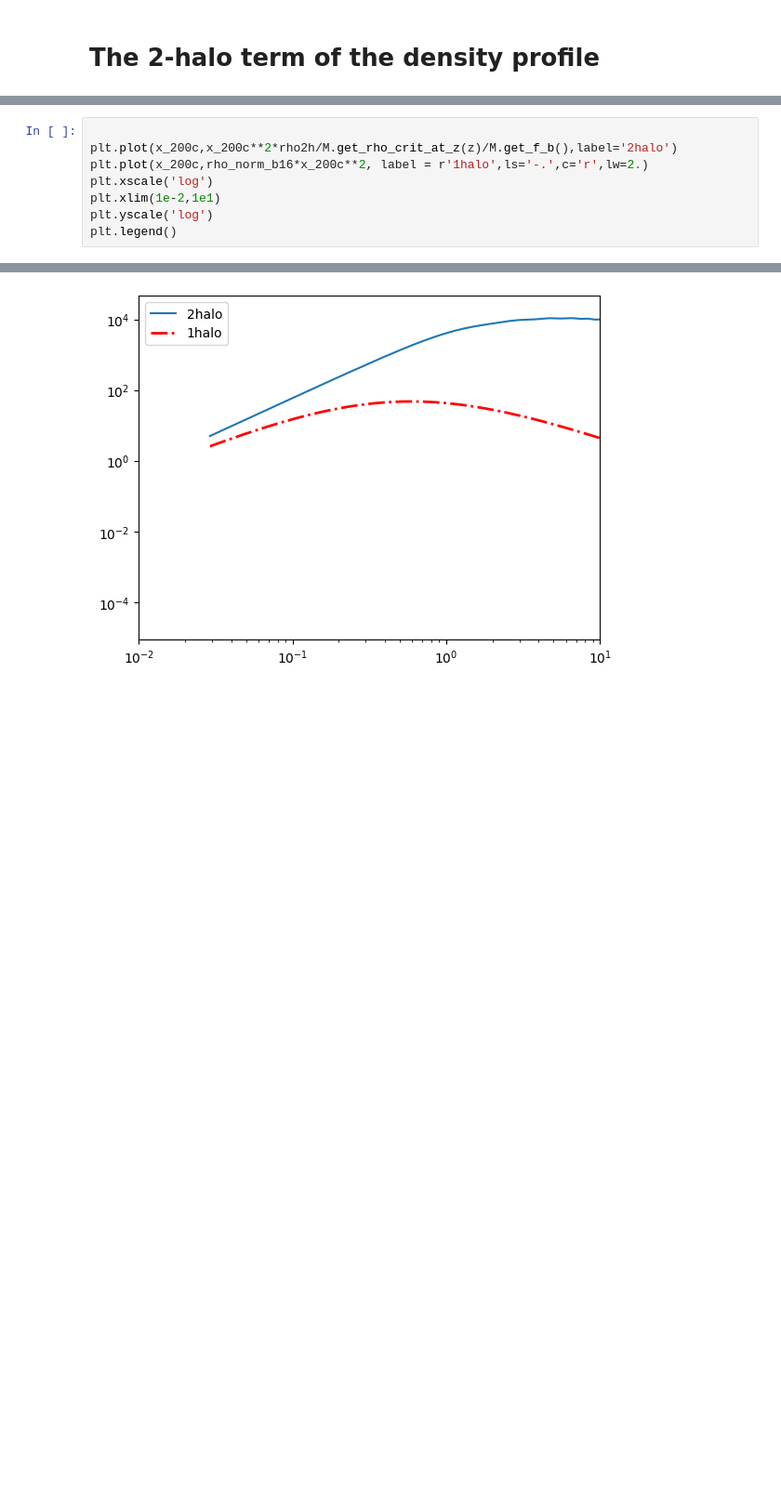
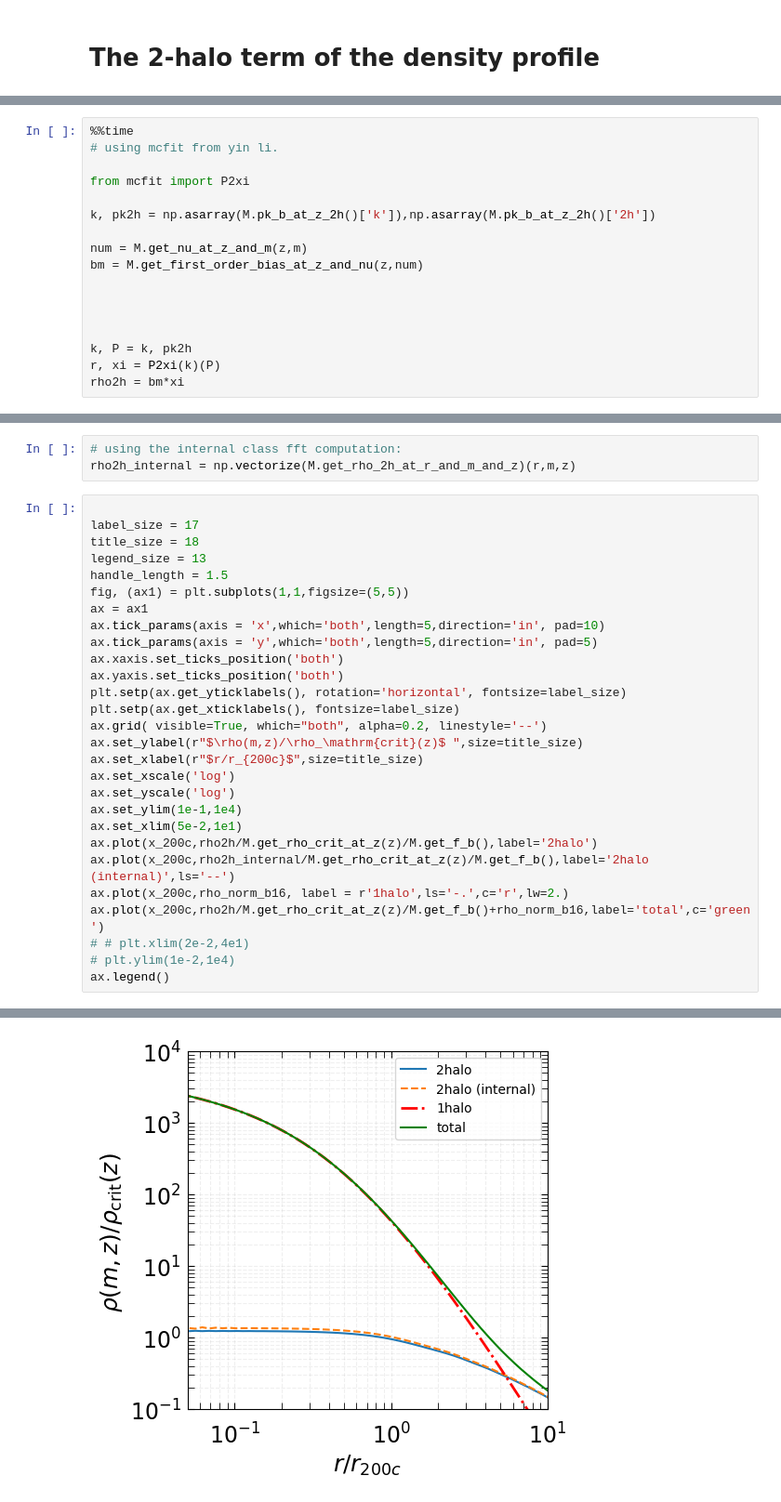
Before and after one commit to CLASS-SZ/class_sz, a Jupyter notebook: notebooks/correct_battaglia_density_profile.ipynb, the cells around one changed output, grey strips where cells are left out. Shown at 93% size. Saved outputs shown, nothing was run; the diff lists cells and outputs as text; blank space fills up the shorter version.

Commit message:
2halo density term

```diff
--- a/notebooks/correct_battaglia_density_profile.ipynb
+++ b/notebooks/correct_battaglia_density_profile.ipynb
@@ -581,0 +584,17 @@ rho2h = xi
+# %%
+%%time
+# using mcfit from yin li.
+
+from mcfit import P2xi
+
+k, pk2h = np.asarray(M.pk_b_at_z_2h()['k']),np.asarray(M.pk_b_at_z_2h()['2h'])
+
+num = M.get_nu_at_z_and_m(z,m)
+bm = M.get_first_order_bias_at_z_and_nu(z,num)
+
+
+
+
+k, P = k, pk2h
+r, xi = P2xi(k)(P)
+rho2h = bm*xi
@@ -628,14 +636,37 @@ rho_norm_b16 = rho_gas_b16(x_200c,
                             gamma=gamma,
                             xc = xc)/M.get_rho_crit_at_z(z)/M.get_f_b()
 # ax1.plot(x_200c,rho_norm_b16*x_200c**2, label = r'AGN',ls='-.',c='r',lw=2.)
+# %%
+# using the internal class fft computation:
+rho2h_internal = np.vectorize(M.get_rho_2h_at_r_and_m_and_z)(r,m,z)
 # %%
 
-plt.plot(x_200c,x_200c**2*rho2h/M.get_rho_crit_at_z(z)/M.get_f_b(),label='2halo')
-plt.plot(x_200c,rho_norm_b16*x_200c**2, label = r'1halo',ls='-.',c='r',lw=2.)
-plt.xscale('log')
-plt.xlim(1e-2,1e1)
-plt.yscale('log')
-plt.legend()
+label_size = 17
+title_size = 18
+legend_size = 13
+handle_length = 1.5
+fig, (ax1) = plt.subplots(1,1,figsize=(5,5))
+ax = ax1
+ax.tick_params(axis = 'x',which='both',length=5,direction='in', pad=10)
+ax.tick_params(axis = 'y',which='both',length=5,direction='in', pad=5)
+ax.xaxis.set_ticks_position('both')
+ax.yaxis.set_ticks_position('both')
+plt.setp(ax.get_yticklabels(), rotation='horizontal', fontsize=label_size)
+plt.setp(ax.get_xticklabels(), fontsize=label_size)
+ax.grid( visible=True, which="both", alpha=0.2, linestyle='--')
+ax.set_ylabel(r"$\rho(m,z)/\rho_\mathrm{crit}(z)$ ",size=title_size)
+ax.set_xlabel(r"$r/r_{200c}$",size=title_size)
+ax.set_xscale('log')
+ax.set_yscale('log')
+ax.set_ylim(1e-1,1e4)
+ax.set_xlim(5e-2,1e1)
+ax.plot(x_200c,rho2h/M.get_rho_crit_at_z(z)/M.get_f_b(),label='2halo')
+ax.plot(x_200c,rho2h_internal/M.get_rho_crit_at_z(z)/M.get_f_b(),label='2halo (internal)',ls='--')
+ax.plot(x_200c,rho_norm_b16, label = r'1halo',ls='-.',c='r',lw=2.)
+ax.plot(x_200c,rho2h/M.get_rho_crit_at_z(z)/M.get_f_b()+rho_norm_b16,label='total',c='green')
+# # plt.xlim(2e-2,4e1)
+# plt.ylim(1e-2,1e4)
+ax.legend()
 # %% [output]
 <matplotlib.legend.Legend at 0x...>
-[figure, old version]
+[figure, new version]
```
Also changed, not shown: parts of 9 cells of this notebook, 10 other files.
